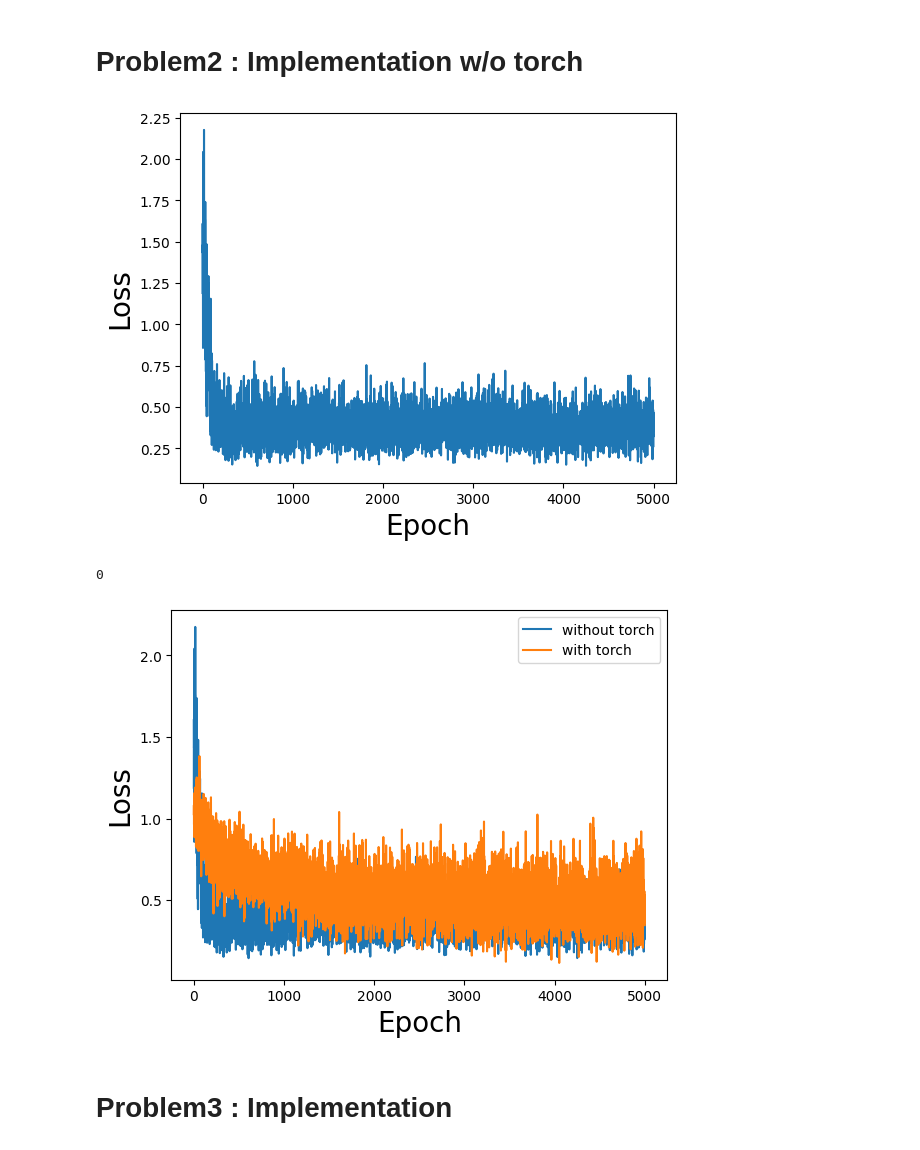
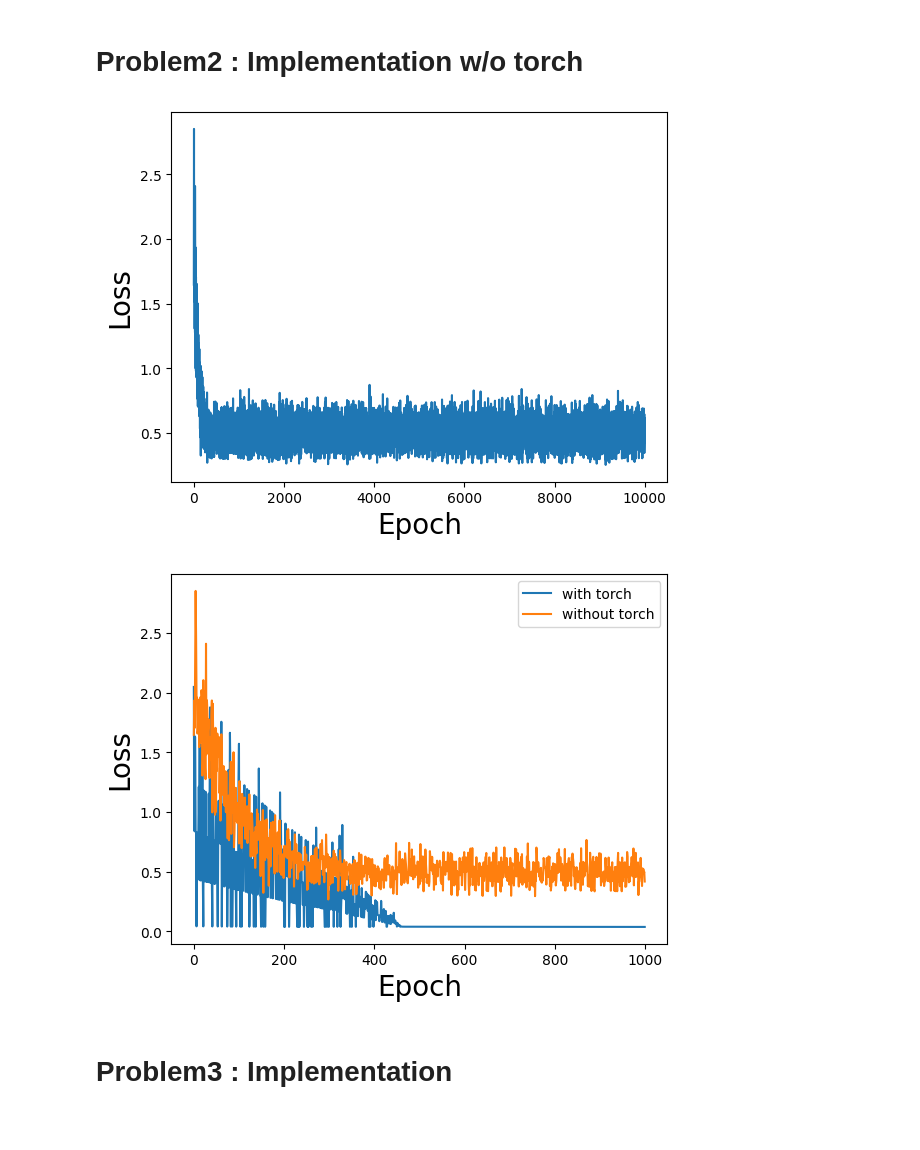
Before and after one commit to jmSNU/DNN, a Jupyter notebook: hw2/hw2.ipynb, the cells around one changed output. Saved outputs shown, nothing was run; the diff lists cells and outputs as text; code cells hidden in the pictures.

```diff
--- a/hw2/hw2.ipynb
+++ b/hw2/hw2.ipynb
@@ -153,18 +132,0 @@ cnt= 0
-# %%
-for _ in range(epoch) :
-    tmp_losses = []
-    for _ in range(p):
-        # Sampling
-        idx = randint(0, N-1)
-        target, label = X[idx], Y[idx]
-
-        optimizer.zero_grad()
-        if label*model(torch.FloatTensor(target))==1:
-            cnt+=1
-        train_loss = torch.clamp(1-label*model(torch.FloatTensor(target)),min = 0) + regularizer*model.linear.weight@model.linear.weight.T
-        # train_loss = loss_function(torch.FloatTensor(target),label)
-        train_loss.requires_grad_(True)
-        tmp_losses.append(train_loss)
-        train_loss.backward() # calculate graident via backpropagation
-        optimizer.step() # update the parameteres
-    svm_losses.append(np.mean([x.detach().numpy() for x in tmp_losses]))
@@ -199,66 +208,73 @@ N,p = 30,20
 np.random.seed(0)
 X = np.random.randn(N,p)
 Y = 2*np.random.randint(2,size = N)-1
-lr = 1e-3
-epoch = 5000
+lr = 2e-3
+epoch = 10000
 regularizer = 0.1 # lambda
+batch_size = 8
 
 class SVM():
     def __init__(self,input_dim = p):
         self.weight = np.random.uniform(0,1,input_dim+1) # last row is bias term
         self.regularizer =regularizer
     def output(self,x):
-        return x.T@self.weight
+        return x@self.weight
     def update_weight(self,grad,lr = 1e-4):
         self.weight = self.weight - lr * grad
 
     def loss_function(self, x, y):
-        x = np.append(x,y)
-        return np.max([0, 1-y*self.output(x)]) + self.weight@self.weight.T *regularizer
+        z = 1 - y * self.output(x)
+        hinge_loss = np.maximum(0, z)  # element-wise maximum
+        reg = self.regularizer * self.weight.T@self.weight  # regularization term
 
-    def loss_prime(self, x,y):
-        x = np.append(x,1)
-        if y*self.output(x) <1 :
-            return -y*x +2*self.regularizer*self.weight
-        else:
-            return 2*self.regularizer*self.weight
+        return np.mean(hinge_loss) + reg
 
 model = SVM()
 svm_losses = []
-cnt = 0
 
 for _ in range(epoch):
     tmp_loss = []
-    for _ in range(p):
-        idx = randint(0,N-1)
-        input,label = X[idx], Y[idx]
-        z = model.output(np.append(input,1))
-        if z==1:
-            cnt+=1
-        train_loss = model.loss_function(input, label)
+    for _ in range(batch_size):
+        idx = randint(0,(N-1)//batch_size)
+        input,label = X[idx*batch_size : (idx + 1)*batch_size], Y[idx*batch_size : (idx + 1)*batch_size]
+
+        input = np.hstack([input,np.ones((input.shape[0],1))]) # add dummy for bias term
+
+        output = model.output(input)
+        train_loss = model.loss_function(input,label)
+
+        grad = np.zeros((batch_size,p+1))
+        for i in range(input.shape[0]):
+            tmp_input = input[i]
+            tmp_output = output[i]
+            tmp_label = label[i]
+            if tmp_label*tmp_output<1:
+                grad[i] = -tmp_label*tmp_input
+
+        grad = np.mean(grad,axis = 0)
+        grad += 2*regularizer*model.weight
+
         tmp_loss.append(train_loss)
-        grad = model.loss_prime(input,label)
 
         model.update_weight(grad=grad, lr = lr)
     svm_losses.append(np.mean(tmp_loss))
 
 plt.plot(range(epoch), np.abs(svm_losses))
 plt.xlabel("Epoch",fontsize = 20)
 plt.ylabel("Loss",fontsize = 20)
 plt.show()
-print(cnt)
 # %% [output]
-[figure, old version]
+[figure, new version]
-0
 # %%
-plt.plot(range(epoch),np.abs(svm_losses),label = "without torch")
-plt.plot(range(epoch),losses_torch,label = "with torch")
+plt.plot(range(1000),losses_torch[:1000],label = "with torch")
+plt.plot(range(1000),np.abs(svm_losses[:1000]),label = "without torch")
+
 plt.xlabel("Epoch",fontsize = 20)
 plt.ylabel("Loss",fontsize = 20)
 plt.legend()
 plt.show()
 # %% [output]
-[figure, old version]
+[figure, new version]
 # %% [markdown]
 Problem3 : Implementation
 ========
```
Also changed, not shown: parts of 17 cells of this notebook, 9 other files.
